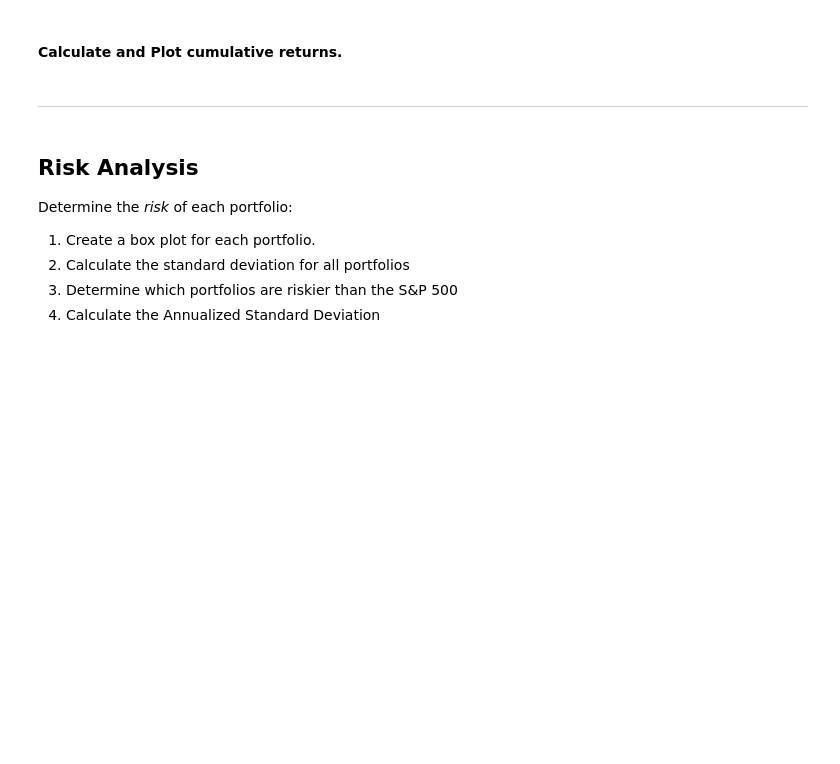
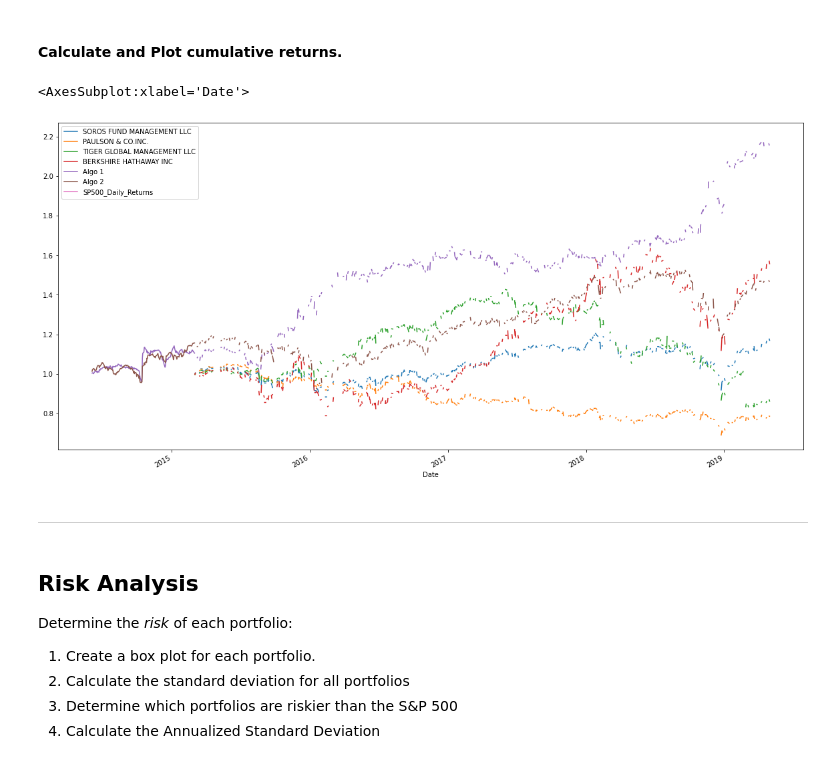
Before and after one commit to ServontiusT/Unit4Homework, a Jupyter notebook: whale_analysis.ipynb, the cells around one changed output. Saved outputs shown, nothing was run; the diff lists cells and outputs as text; code cells hidden in the pictures; blank space fills up the shorter version.

```diff
--- a/whale_analysis.ipynb
+++ b/whale_analysis.ipynb
@@ -136,8 +178,12 @@ In this section, you will calculate and visualize performance and risk metrics f
 #### Calculate and Plot cumulative returns.
 # %%
 # Calculate cumulative returns of all portfolios
-
+cumulative_returns = (combined_returns + 1).cumprod()
 # Plot cumulative returns
+cumulative_returns.plot(figsize=(20,10))
+# %% [output]
+<AxesSubplot:xlabel='Date'>
+[figure, added]
 # %% [markdown]
 ---
 # %% [markdown]
```
Also changed, not shown: parts of 8 cells of this notebook.
